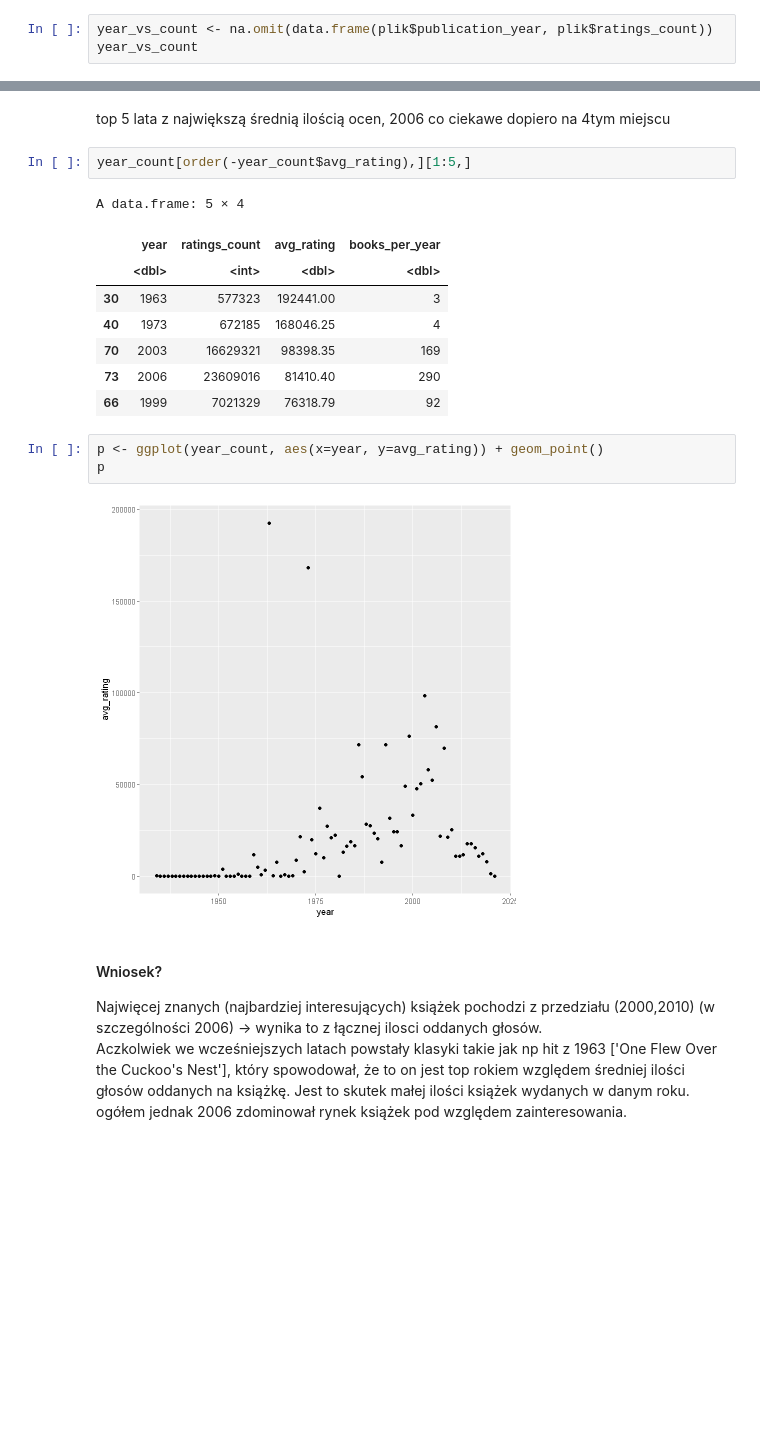
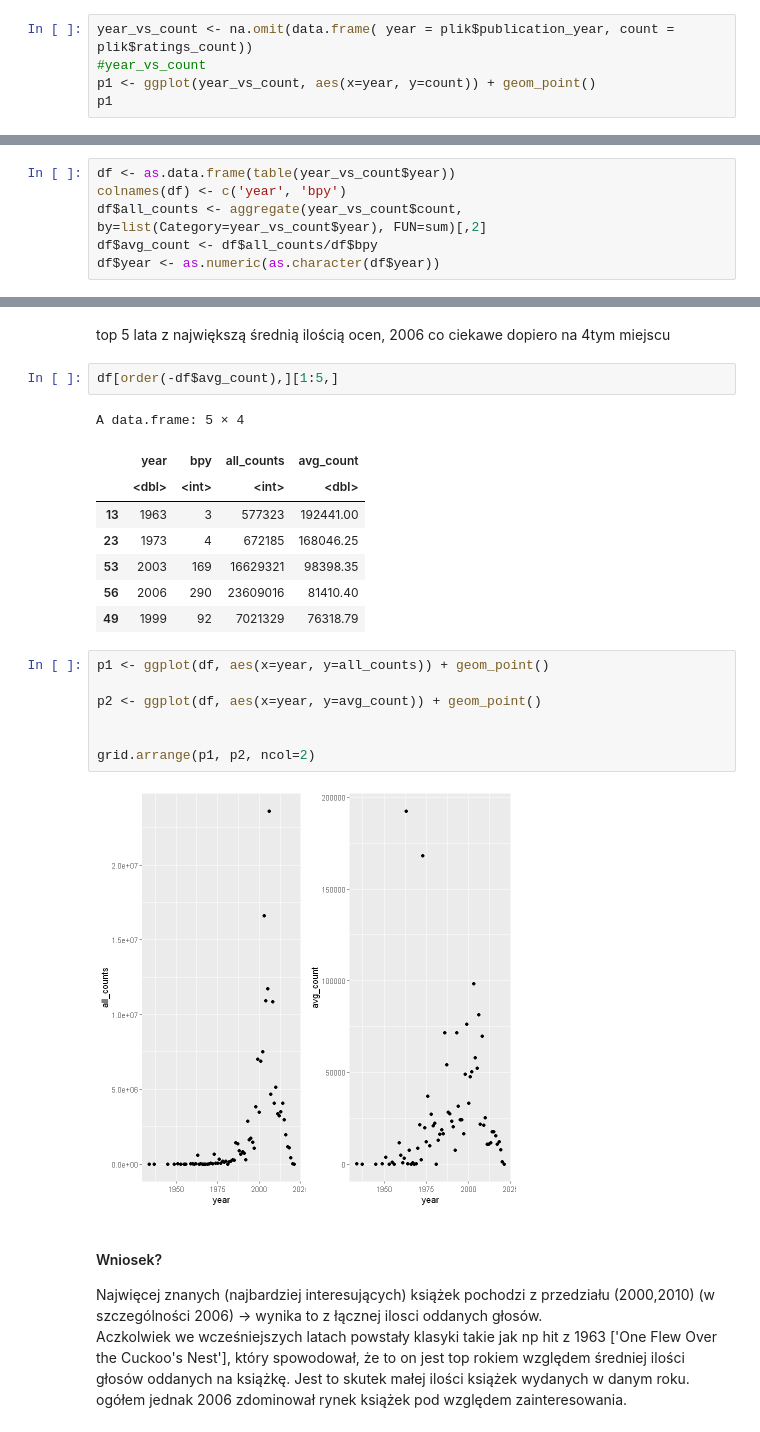
Before and after one commit to tashiamuffin/Pakiety_Statystyczne_1, a Jupyter notebook: chaos_natka.ipynb, the cells around one changed output, grey strips where cells are left out. Saved outputs shown, nothing was run; the diff lists cells and outputs as text; blank space fills up the shorter version.

```diff
--- a/chaos_natka.ipynb
+++ b/chaos_natka.ipynb
@@ -335,4 +351,6 @@ length(c_rate)
 # %%
-year_vs_count <- na.omit(data.frame(plik$publication_year, plik$ratings_count))
-year_vs_count
+year_vs_count <- na.omit(data.frame( year = plik$publication_year, count = plik$ratings_count))
+#year_vs_count
+p1 <- ggplot(year_vs_count, aes(x=year, y=count)) + geom_point()
+p1
 # %% [output]
@@ -383,0 +358,6 @@ year_count <- data.frame(year = seq(1934, 2021, 1), ratings_count = sums)
+# %%
+df <- as.data.frame(table(year_vs_count$year))
+colnames(df) <- c('year', 'bpy')
+df$all_counts <- aggregate(year_vs_count$count, by=list(Category=year_vs_count$year), FUN=sum)[,2]
+df$avg_count <- df$all_counts/df$bpy
+df$year <- as.numeric(as.character(df$year))
@@ -432,21 +391,25 @@ A data.frame: 3 × 10
 # %% [markdown]
 top 5 lata z największą średnią ilością ocen,  2006 co ciekawe dopiero na 4tym miejscu
 # %%
-year_count[order(-year_count$avg_rating),][1:5,]
+df[order(-df$avg_count),][1:5,]
 # %% [output]
 A data.frame: 5 × 4
-|  | year | ratings_count | avg_rating | books_per_year |
-|  | <dbl> | <int> | <dbl> | <dbl> |
-| 30 | 1963 | 577323 | 192441.00 | 3 |
-| 40 | 1973 | 672185 | 168046.25 | 4 |
-| 70 | 2003 | 16629321 | 98398.35 | 169 |
-| 73 | 2006 | 23609016 | 81410.40 | 290 |
-| 66 | 1999 | 7021329 | 76318.79 | 92 |
+|  | year | bpy | all_counts | avg_count |
+|  | <dbl> | <int> | <int> | <dbl> |
+| 13 | 1963 | 3 | 577323 | 192441.00 |
+| 23 | 1973 | 4 | 672185 | 168046.25 |
+| 53 | 2003 | 169 | 16629321 | 98398.35 |
+| 56 | 2006 | 290 | 23609016 | 81410.40 |
+| 49 | 1999 | 92 | 7021329 | 76318.79 |
-# %%
-p <- ggplot(year_count, aes(x=year, y=avg_rating)) + geom_point()
-p
-# %% [output]
-[figure, removed]
+# %%
+p1 <- ggplot(df, aes(x=year, y=all_counts)) + geom_point()
+
+p2 <- ggplot(df, aes(x=year, y=avg_count)) + geom_point()
+
+
+grid.arrange(p1, p2, ncol=2)
+# %% [output]
+[figure, added]
 # %% [markdown]
 #### Wniosek?
 Najwięcej znanych (najbardziej interesujących) książek pochodzi z przedziału (2000,2010) (w szczególności 2006) -> wynika to z łącznej ilosci oddanych głosów. <br>
```
Also changed, not shown: parts of 29 cells of this notebook, 2 other files.
